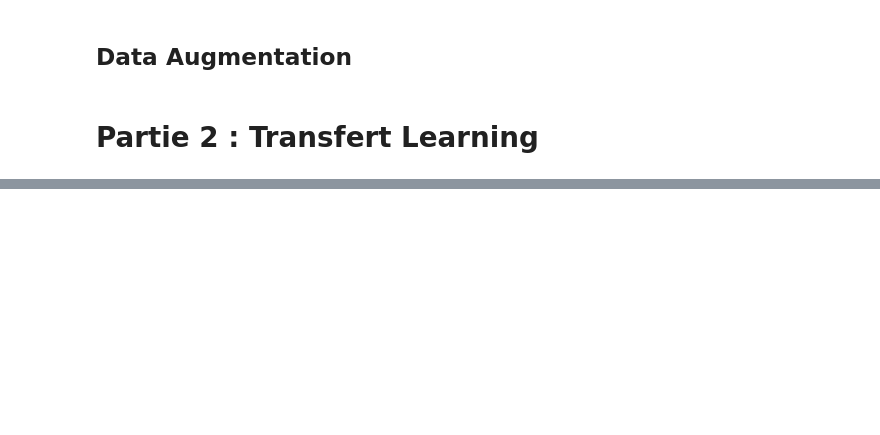
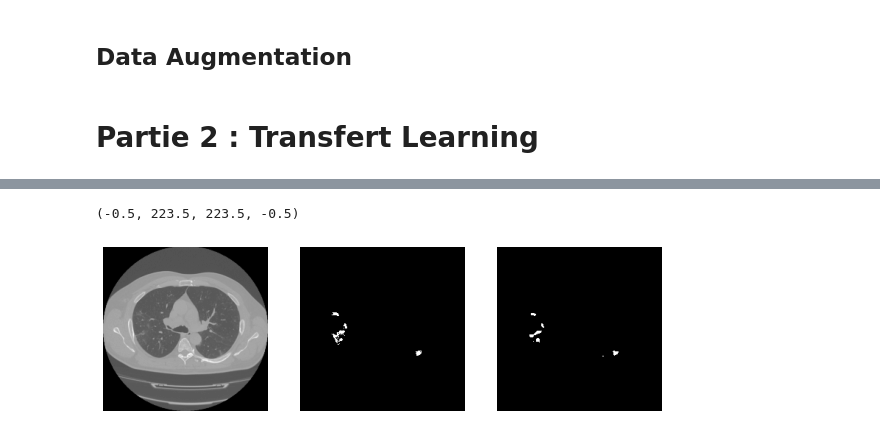
Before and after one commit to CassiaFa/Segmentation_lesion_pulmonaire, a Jupyter notebook: Segmentation_lesion_pulmonaire.ipynb, the cells around one changed output, grey strips where cells are left out. Drawn from its saved outputs; the diff is of its cells as text; code cells hidden in the pictures; blank space fills up the shorter version.

```diff
--- a/Segmentation_lesion_pulmonaire.ipynb
+++ b/Segmentation_lesion_pulmonaire.ipynb
@@ -18,0 +137,5 @@
+# %%
+# from segmentation_models import Unet
+from tensorflow.keras.metrics import BinaryIoU
+
+model = sm.Unet('resnet34', encoder_weights='imagenet', classes=1, input_shape=(width,height, 3), activation='sigmoid')
@@ -18,0 +179,21 @@
+# %%
+model.load_weights("Unet_weights.hdf5")
+# %%
+X_test = np.array(X_test)
+y_test = np.array(y_test)
+# %%
+# Prediction
+
+X_pred = model.predict(X_test)
+# %%
+from IPython.core.pylabtools import figsize
+fig, axs = plt.subplots(1, 3, figsize=(10,15))
+axs[0].imshow(X_test[0,:,:,0], cmap='gray')
+axs[0].axis("off")
+axs[1].imshow(y_test[0,:,:,0], cmap='gray')
+axs[1].axis("off")
+axs[2].imshow(X_pred[0,:,:,0]>=0.5, cmap='gray')
+axs[2].axis("off")
+# %% [output]
+(-0.5, 223.5, 223.5, -0.5)
+[figure, added]
```
Also changed, not shown: parts of 25 cells of this notebook.
